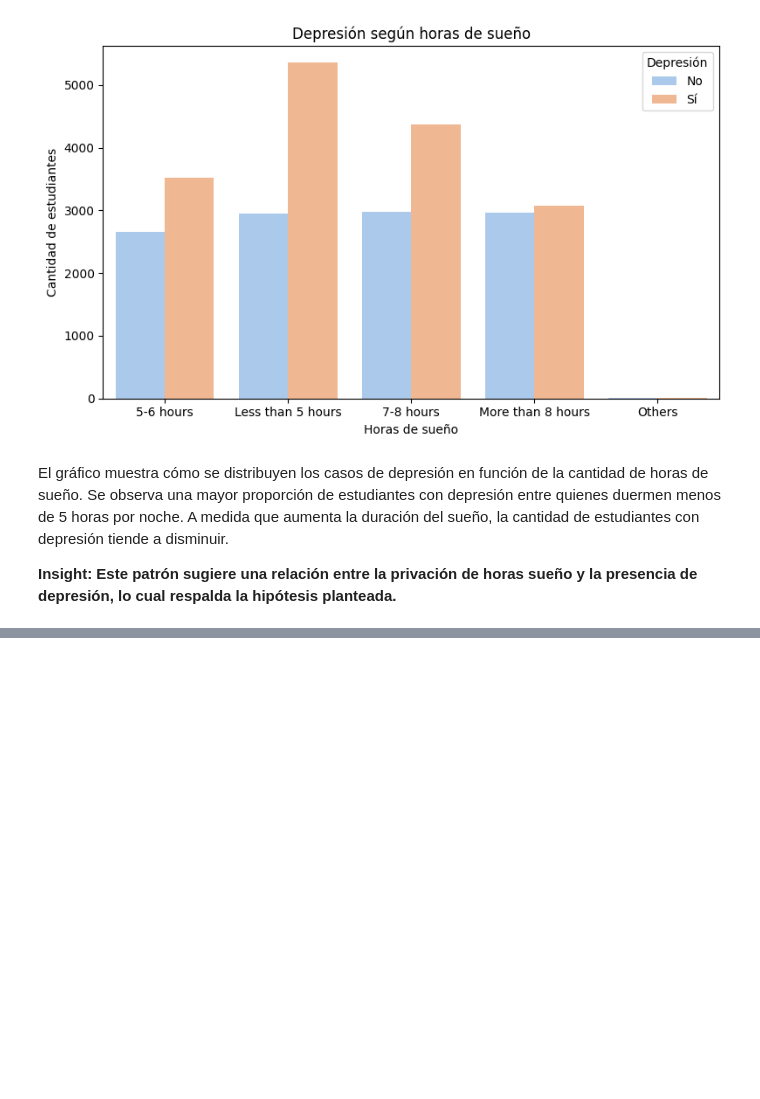
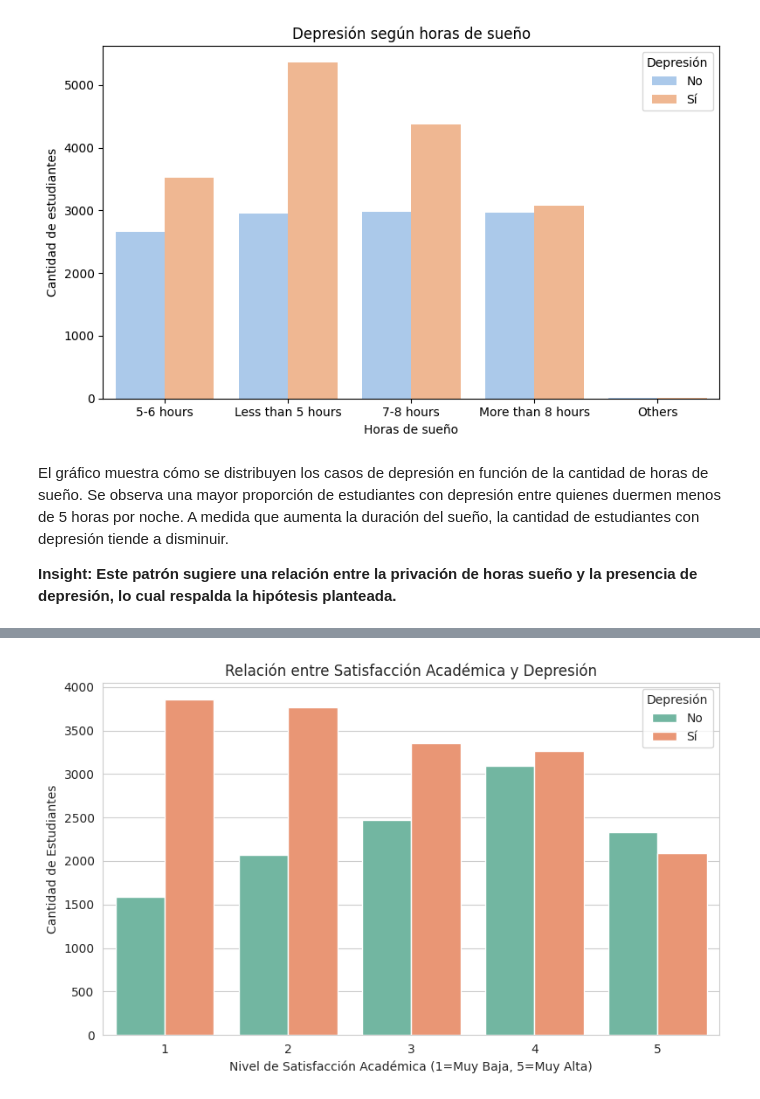
Before and after one commit to FlorMauves/ProyectoDS_StudentDepression_MauvesinTogel, a Jupyter notebook: ProyectoDS_StudenDepression_MauvesinTogel.ipynb, the cells around one changed output, grey strips where cells are left out. Saved outputs shown, nothing was run; the diff lists cells and outputs as text; code cells hidden in the pictures; blank space fills up the shorter version.

```diff
--- a/ProyectoDS_StudenDepression_MauvesinTogel.ipynb
+++ b/ProyectoDS_StudenDepression_MauvesinTogel.ipynb
@@ -561,0 +633,15 @@ El gráfico muestra cómo se distribuyen los casos de depresión en función de
+# %%
+# Eliminar valores "0"
+df = df[df["Study Satisfaction"] != 0]
+# %%
+plt.figure(figsize=(8, 5))
+sns.set_style("whitegrid")
+sns.countplot(data=df, x="Study Satisfaction", hue="Depression", palette="Set2")
+plt.title("Relación entre Satisfacción Académica y Depresión")
+plt.xlabel("Nivel de Satisfacción Académica (1=Muy Baja, 5=Muy Alta)")
+plt.ylabel("Cantidad de Estudiantes")
+plt.legend(title="Depresión", labels=["No", "Sí"])
+plt.tight_layout()
+plt.show()
+# %% [output]
+[figure, added]
```
Also changed, not shown: parts of 17 cells of this notebook.
